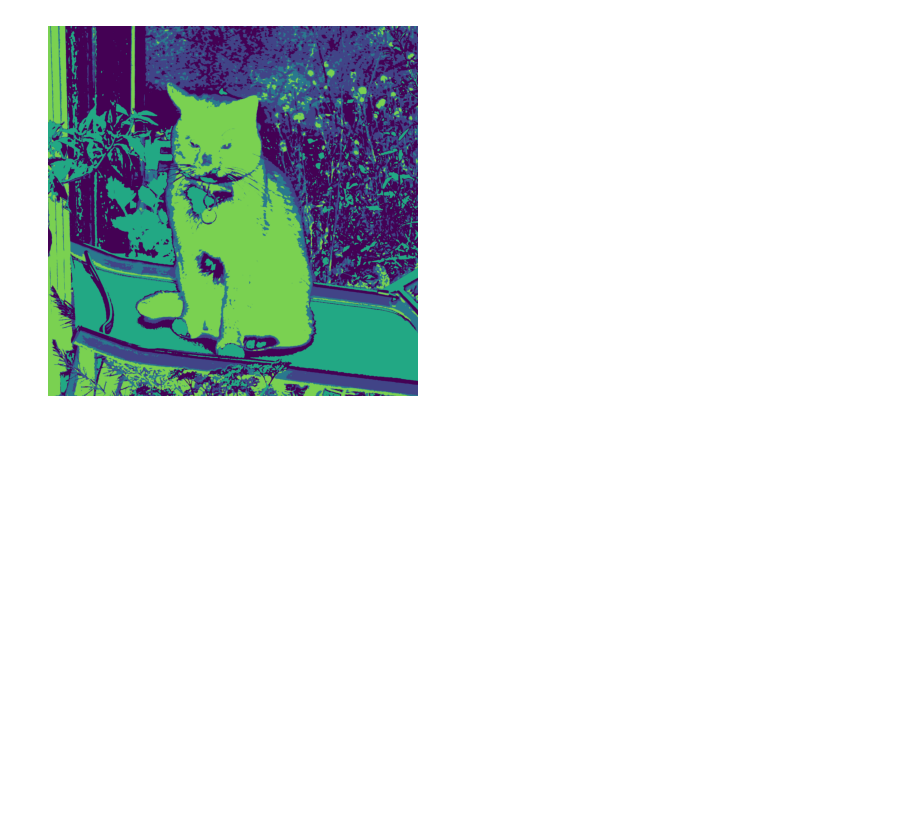
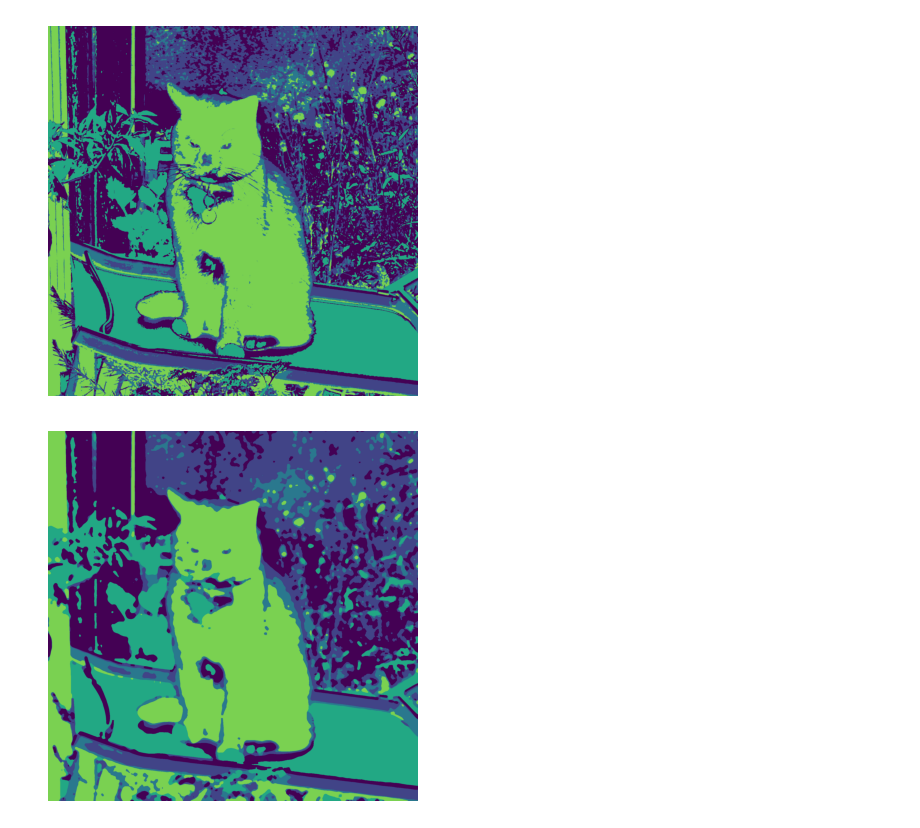
Before and after one commit to AlexisViauCardinal/COMP558-FinalProject, a Jupyter notebook: code/segmentation/test_FuzzyCMeans.ipynb, the cells around one changed output. Drawn from its saved outputs; the diff is of its cells as text; code cells hidden in the pictures; blank space fills up the shorter version.

```diff
--- a/code/segmentation/test_FuzzyCMeans.ipynb
+++ b/code/segmentation/test_FuzzyCMeans.ipynb
@@ -60,0 +63,14 @@ plt.show()
+# %%
+cleaned_up = cleanup(np.float32(res))
+# %%
+colored_segmented_image = np.zeros_like(image)
+
+for i in range(5):
+        colored_segmented_image[cleaned_up == i] = np.array(to_rgb(colour_map[i]))
+# %%
+fig = plt.figure()
+plt.axis("off")
+plt.imshow(colored_segmented_image[:, :, ::])
+plt.show()
+# %% [output]
+[figure, added]
```
Also changed, not shown: parts of 4 cells of this notebook, 1 other file.
